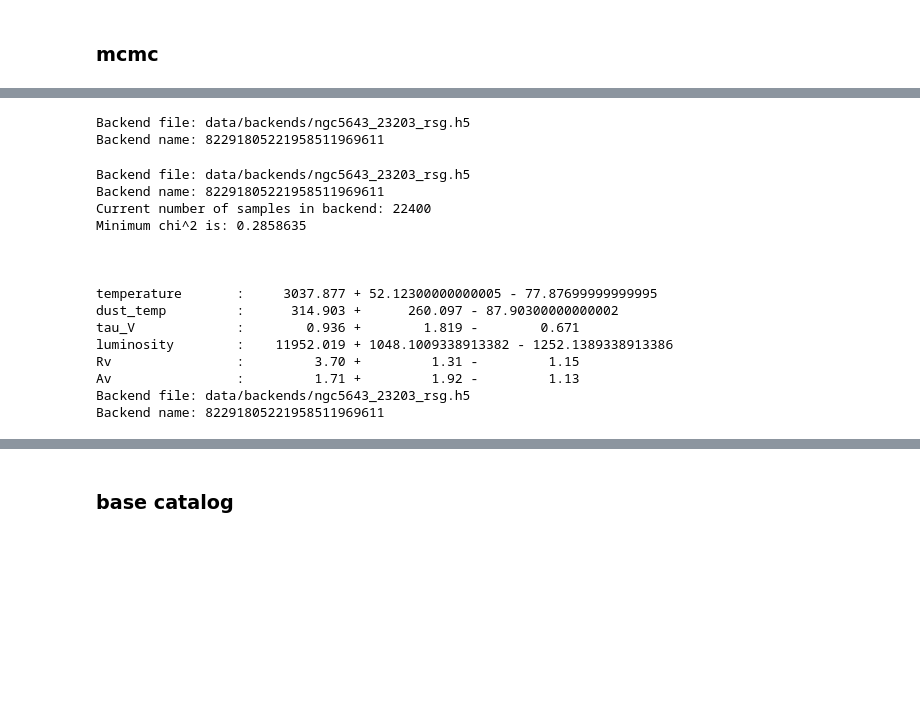
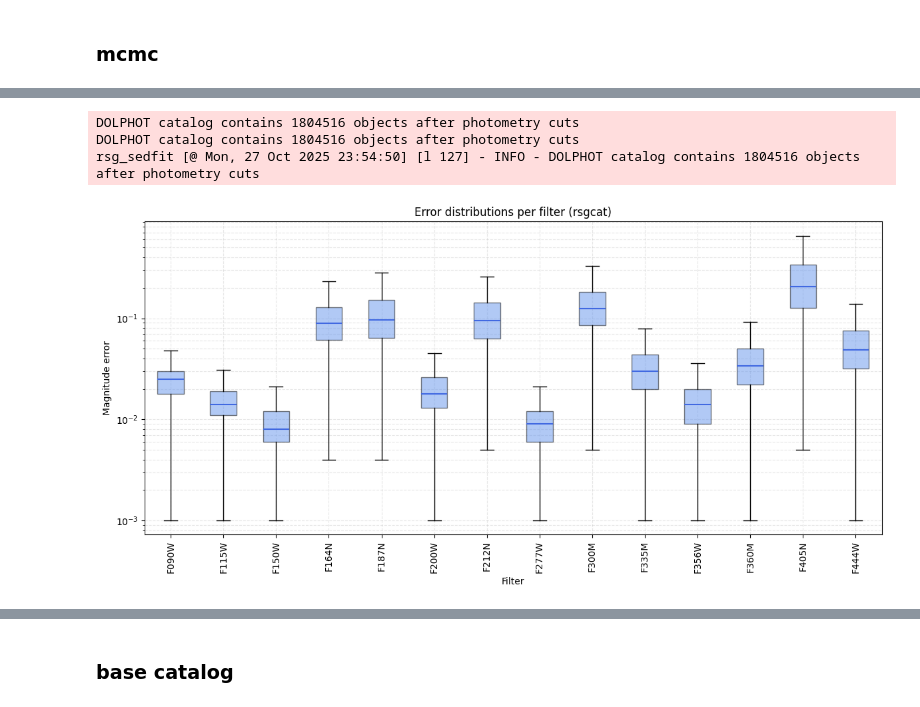
Before and after one commit to aswinsuresh24/rsg_phot, a Jupyter notebook: mcmc.ipynb, the cells around one changed output, grey strips where cells are left out. Cells and saved outputs as stored; diff of their text form; code cells hidden in the pictures; blank space fills up the shorter version.

```diff
--- a/mcmc.ipynb
+++ b/mcmc.ipynb
@@ -172,10 +179,44 @@ sedfit = parallel_sed_fit(gal='ngc5643',
                           dm=30.57,
                           dmerr=0.06,
                           z=-0.25,
+                          modeltype='MARCS',
                           trgb=('F090W', 26.20),
                           keep_narrow=False,
                           ncores=1,
                           rsgcat=rsgcat)
+# %% [output]
+DOLPHOT catalog contains 1804516 objects after photometry cuts
+DOLPHOT catalog contains 1804516 objects after photometry cuts
+rsg_sedfit [@ Mon, 27 Oct 2025 23:54:50] [l 127] - INFO - DOLPHOT catalog contains 1804516 objects after photometry cuts
+# %%
+# boxplot of error distributions for all filters in rsgcat
+errcols = sedfit.cols['errcols']
+err_df = rsgcat[errcols].replace({9.999: np.nan, 99.999: np.nan})
+
+data = [err_df[c].dropna().values for c in errcols]
+labels = [c.replace('_err','') for c in errcols]
+
+fig, ax = plt.subplots(figsize=(12, 6))
+bp = ax.boxplot(data, patch_artist=True, labels=labels, showfliers=False)
+
+# styling
+for box in bp['boxes']:
+    box.set(facecolor='cornflowerblue', edgecolor='black', alpha=0.5)
+for whisker in bp['whiskers']:
+    whisker.set(color='black')
+for median in bp['medians']:
+    median.set(color='royalblue', linewidth=1.5)
+
+ax.set_yscale('log')
+ax.set_ylabel('Magnitude error')
+ax.set_xlabel('Filter')
+ax.set_title('Error distributions per filter (rsgcat)')
+plt.xticks(rotation=90)
+plt.grid(alpha=0.3, which='both', linestyle='--')
+plt.tight_layout()
+plt.show()
+# %% [output]
+[figure, added]
 # %%
 keep_narrow = False
 testcol = rsgcat[rsgcat['tau_chisq'] > 1].sample(1).iloc[0]
@@ -196,31 +237,3 @@ limmask = (phot['mag'] > 90.0) | (phot['magerr'] > 90.0) | (np.isnan(phot['mag']
 phot['mag'] = phot['mag'][~limmask]
 phot['magerr'] = np.sqrt(phot['magerr'][~limmask]**2 + 0.01**2)
 phot['inst_filt'] = phot['inst_filt'][~limmask]
-# %%
-mc_obj = mcmc(dm=30.57, dmerr=0.06, z=-0.25, comp='sil', model_type='rsg')
-mc_obj.verbose = True
-
-fit_params = mc_obj.run_emcee(phot, nsteps=350, nwalkers=64, burn_in=75)
-fit_pe = np.array(list(fit_params.values()))
-reader = mc_obj.load_backend(phot)
-sample = np.array(reader.get_chain(flat=True, discard=75, thin=1))
-probs = np.array(reader.get_log_prob(flat=True, discard=75, thin=1))
-min_chi_params = sample[np.argmax(probs)]
-# %% [output]
-Backend file: data/backends/ngc5643_23203_rsg.h5
-Backend name: 82291805221958511969611
-Backend file: data/backends/ngc5643_23203_rsg.h5
-Backend name: 82291805221958511969611
-Current number of samples in backend: 22400
-Minimum chi^2 is: 0.2858635
-
-
-
-temperature       :     3037.877 + 52.12300000000005 - 77.87699999999995
-dust_temp         :      314.903 +      260.097 - 87.90300000000002
-tau_V             :        0.936 +        1.819 -        0.671
-luminosity        :    11952.019 + 1048.1009338913382 - 1252.1389338913386
-Rv                :         3.70 +         1.31 -         1.15
-Av                :         1.71 +         1.92 -         1.13
-Backend file: data/backends/ngc5643_23203_rsg.h5
-Backend name: 82291805221958511969611
```
Also changed, not shown: parts of 10 cells of this notebook, 2 other files.
